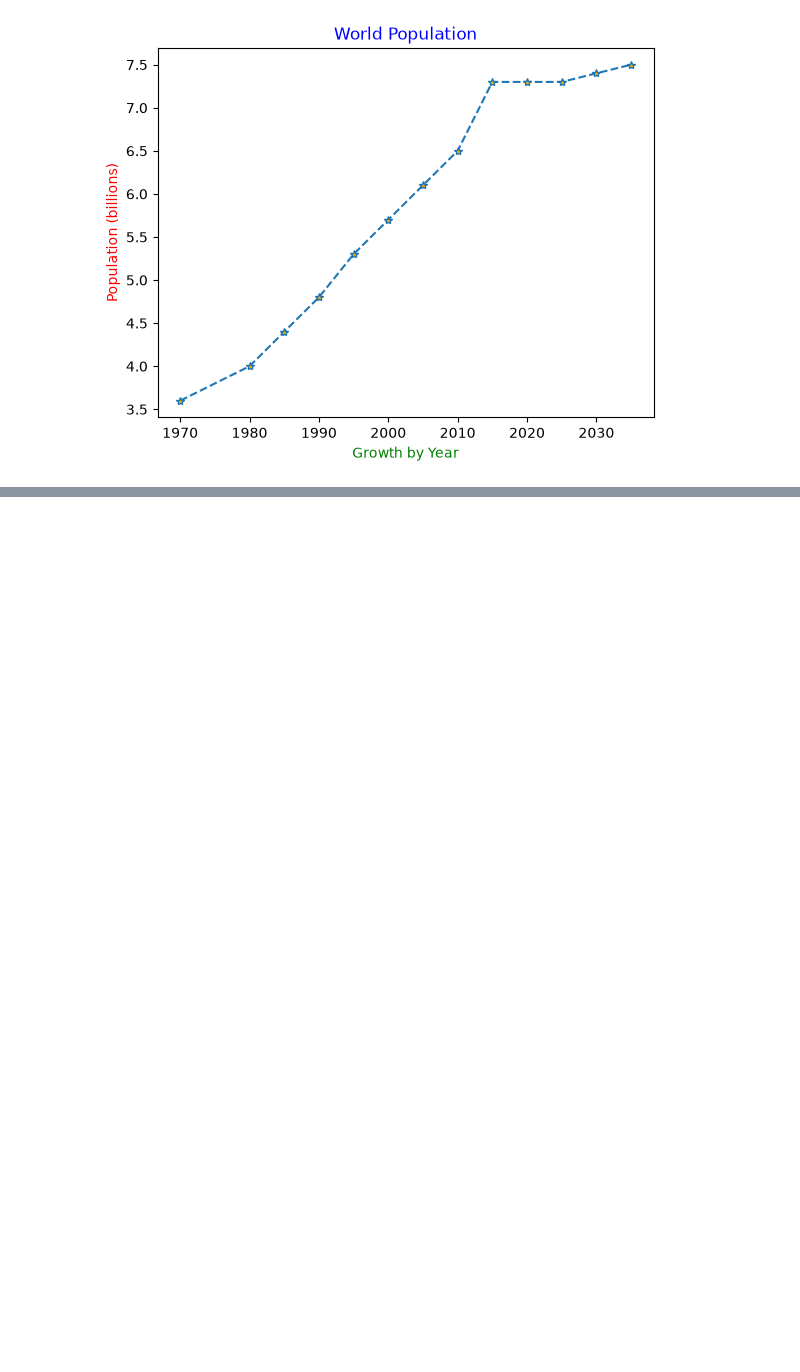
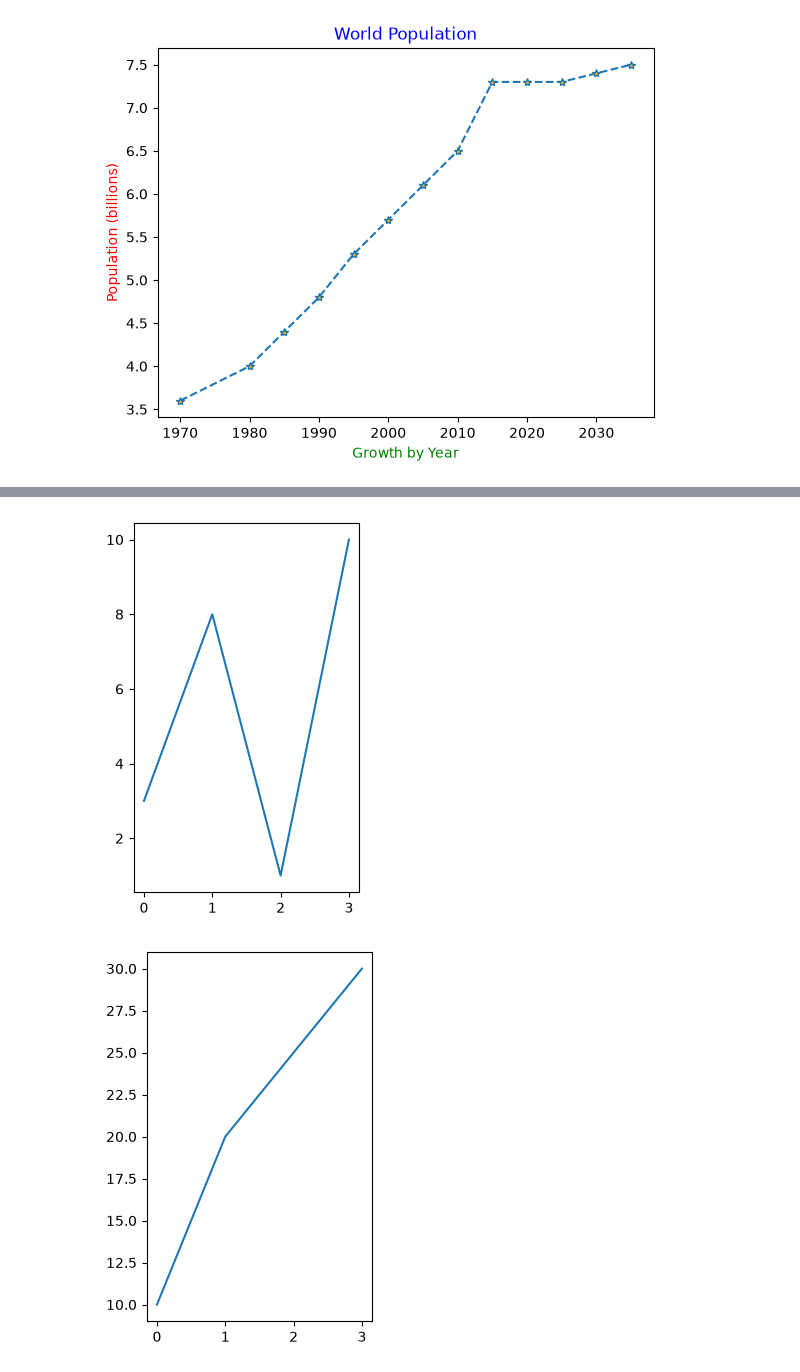
Before and after one commit to courjimen/R_GLAB_386.5.1, a Jupyter notebook: note.ipynb, the cells around one changed output, grey strips where cells are left out. Cells and saved outputs as stored; diff of their text form; code cells hidden in the pictures; blank space fills up the shorter version.

```diff
--- a/note.ipynb
+++ b/note.ipynb
@@ -75,0 +100,18 @@ plt.show()
+# %%
+x = np.array([0, 1, 2, 3])
+y = np.array([3, 8, 1, 10])
+
+plt.subplot(1, 2, 1) # create 1 row with 2 plots this plot is index 1
+
+plt.plot(x, y)
+plt.show()
+
+x1 = np.array([0, 1, 2, 3])
+y1 = np.array([10, 20, 25, 30])
+
+plt.subplot(1, 2, 2) # create 1 row with 2 plots this plot is index 2
+plt.plot(x1, y1)
+plt.show()
+# %% [output]
+[figure, added]
+[figure, added]
```
Also changed, not shown: parts of 5 cells of this notebook.
